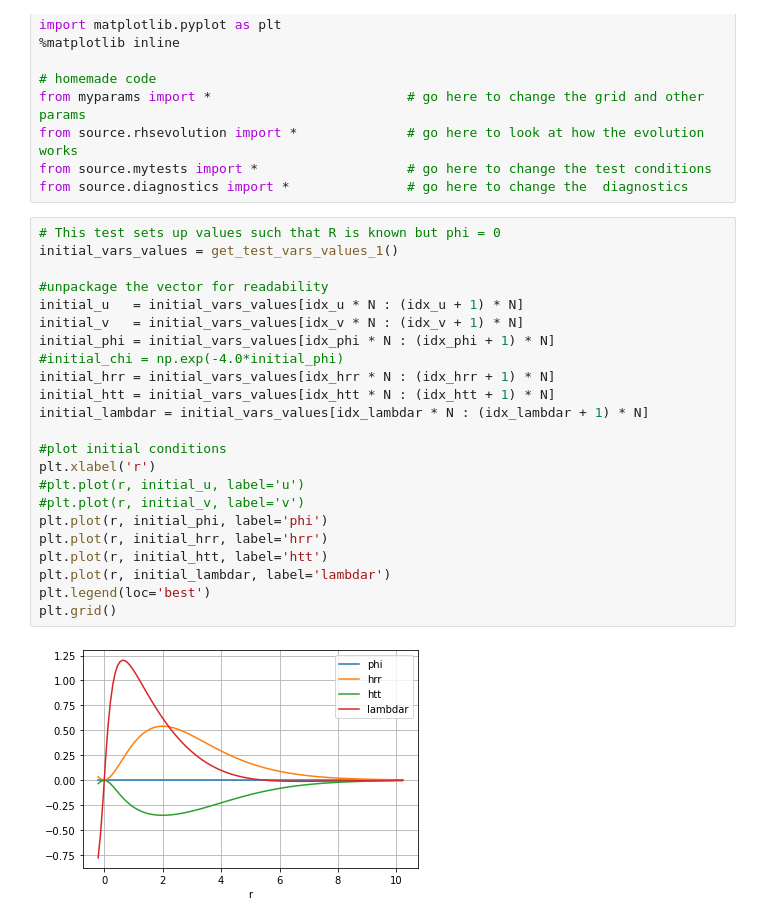
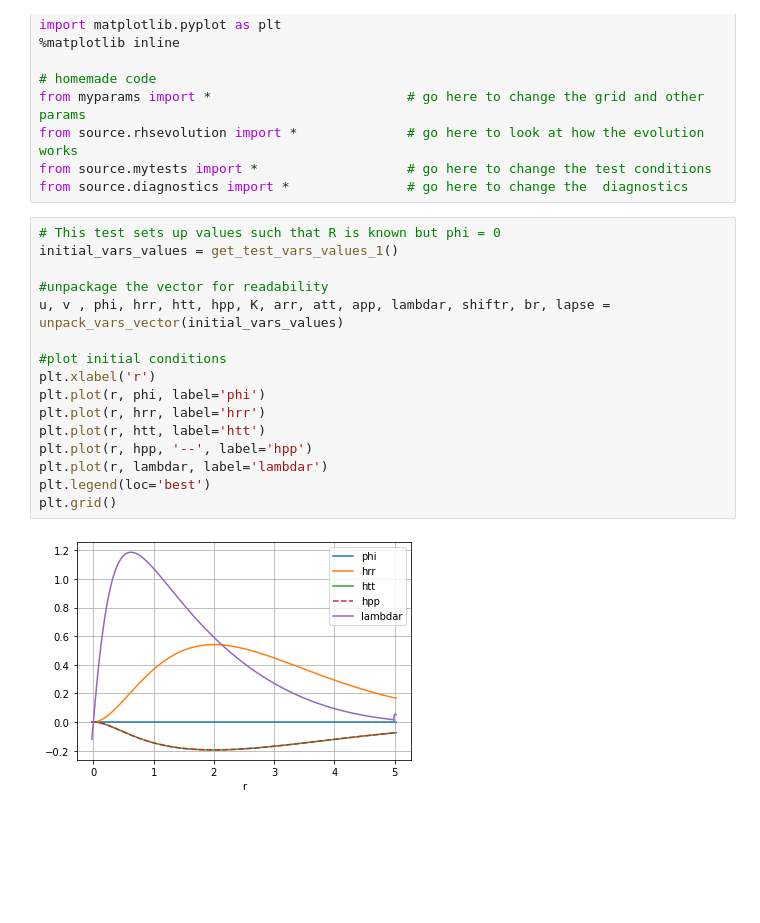
Before and after one commit to GRTLCollaboration/engrenage, a Jupyter notebook: BabyGRChomboTests.ipynb, the cells around one changed output. Saved outputs shown, nothing was run; the diff lists cells and outputs as text; blank space fills up the shorter version.

```diff
--- a/BabyGRChomboTests.ipynb
+++ b/BabyGRChomboTests.ipynb
@@ -22,28 +22,21 @@ from source.diagnostics import *               # go here to change the  diagnost
 # %%
 # This test sets up values such that R is known but phi = 0
 initial_vars_values = get_test_vars_values_1()
 
 #unpackage the vector for readability
-initial_u   = initial_vars_values[idx_u * N : (idx_u + 1) * N]
-initial_v   = initial_vars_values[idx_v * N : (idx_v + 1) * N]
-initial_phi = initial_vars_values[idx_phi * N : (idx_phi + 1) * N]
-#initial_chi = np.exp(-4.0*initial_phi)
-initial_hrr = initial_vars_values[idx_hrr * N : (idx_hrr + 1) * N]
-initial_htt = initial_vars_values[idx_htt * N : (idx_htt + 1) * N]
-initial_lambdar = initial_vars_values[idx_lambdar * N : (idx_lambdar + 1) * N]
+u, v , phi, hrr, htt, hpp, K, arr, att, app, lambdar, shiftr, br, lapse = unpack_vars_vector(initial_vars_values)
 
 #plot initial conditions
 plt.xlabel('r')
-#plt.plot(r, initial_u, label='u')
-#plt.plot(r, initial_v, label='v')
-plt.plot(r, initial_phi, label='phi')
-plt.plot(r, initial_hrr, label='hrr')
-plt.plot(r, initial_htt, label='htt')
-plt.plot(r, initial_lambdar, label='lambdar')
+plt.plot(r, phi, label='phi')
+plt.plot(r, hrr, label='hrr')
+plt.plot(r, htt, label='htt')
+plt.plot(r, hpp, '--', label='hpp')
+plt.plot(r, lambdar, label='lambdar')
 plt.legend(loc='best')
 plt.grid()
 # %% [output]
-[figure, old version]
+[figure, new version]
 # %%
 # calculate the diagnostics, the Ham constraint should just have
 # the term in bar_R so this tests the calculation of that quantity
```
Also changed, not shown: parts of 9 cells of this notebook, 9 other files.
